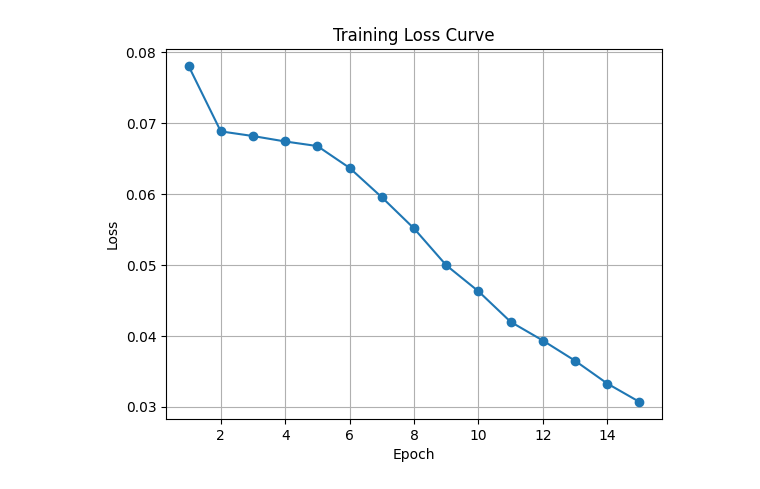
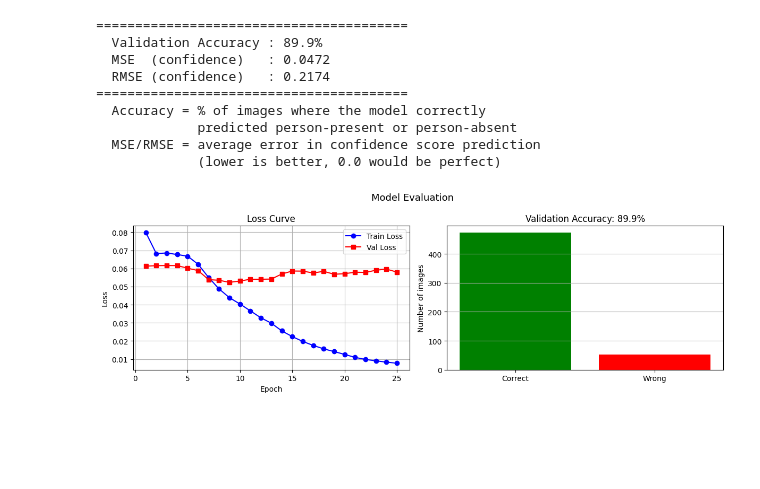
Before and after one commit to 2d-game-dev/ComputerVisionProject, a Jupyter notebook: NEWERVersionOFCV.ipynb, the cells around one changed output. Cells and saved outputs as stored; diff of their text form; code cells hidden in the pictures; blank space fills up the shorter version.

```diff
--- a/NEWERVersionOFCV.ipynb
+++ b/NEWERVersionOFCV.ipynb
@@ -173,13 +188,67 @@ Epoch 12: Loss = 0.0393
-# %%
-plt.figure()
-plt.plot(range(1, epochs+1), train_losses, marker='o')
-plt.xlabel("Epoch")
-plt.ylabel("Loss")
-plt.title("Training Loss Curve")
-plt.grid()
-plt.show()
-# %% [output]
-[figure, removed]
+# %%
+# ── Loss curves ────────────────────────────────────────────────
+fig, (ax1, ax2) = plt.subplots(1, 2, figsize=(12, 4))
+ax1.plot(range(1, epochs+1), train_losses, 'b-o', label='Train Loss')
+ax1.plot(range(1, epochs+1), val_losses,   'r-s', label='Val Loss')
+ax1.set_title("Loss Curve"); ax1.set_xlabel("Epoch"); ax1.set_ylabel("Loss")
+ax1.legend(); ax1.grid(True)
+
+# ── Accuracy + MSE + RMSE on validation set ───────────────────
+model.eval()
+correct   = 0
+total     = 0
+mse_total = 0.0
+
+with torch.no_grad():
+    for images, targets in val_loader:
+        images, targets = images.to(device), targets.to(device)
+        preds = model(images)
+
+        # Accuracy: did the model correctly predict person-present / person-absent?
+        pred_has_person = preds[..., 0].amax(dim=(1,2))  > 0.3   # bool per image
+        true_has_person = targets[..., 0].amax(dim=(1,2)) > 0.0   # bool per image
+        correct += (pred_has_person == true_has_person).sum().item()
+        total   += images.size(0)
+
+        # MSE on confidence scores across all grid cells
+        mse_total += ((preds[..., 0] - targets[..., 0]) ** 2).mean().item()
+
+accuracy = 100 * correct / total
+mse      = mse_total / len(val_loader)
+rmse     = mse ** 0.5
+
+print("=" * 40)
+print(f"  Validation Accuracy : {accuracy:.1f}%")
+print(f"  MSE  (confidence)   : {mse:.4f}")
+print(f"  RMSE (confidence)   : {rmse:.4f}")
+print("=" * 40)
+print("  Accuracy = % of images where the model correctly")
+print("             predicted person-present or person-absent")
+print("  MSE/RMSE = average error in confidence score prediction")
+print("             (lower is better, 0.0 would be perfect)")
+
+# ── Accuracy bar chart ─────────────────────────────────────────
+ax2.bar(["Correct", "Wrong"],
+        [correct, total - correct],
+        color=["green", "red"])
+ax2.set_title(f"Validation Accuracy: {accuracy:.1f}%")
+ax2.set_ylabel("Number of images")
+ax2.grid(axis='y')
+
+plt.suptitle("Model Evaluation", fontsize=13)
+plt.tight_layout()
+plt.show()
+# %% [output]
+========================================
+  Validation Accuracy : 89.9%
+  MSE  (confidence)   : 0.0472
+  RMSE (confidence)   : 0.2174
+========================================
+  Accuracy = % of images where the model correctly
+             predicted person-present or person-absent
+  MSE/RMSE = average error in confidence score prediction
+             (lower is better, 0.0 would be perfect)
+[figure, added]
 # %%
 def detect_intrusion(model, image_path, restricted_zone=[0.3,0.4,0.7,0.6], threshold=0.1):
     model.eval()
```
Also changed, not shown: parts of 5 cells of this notebook.
